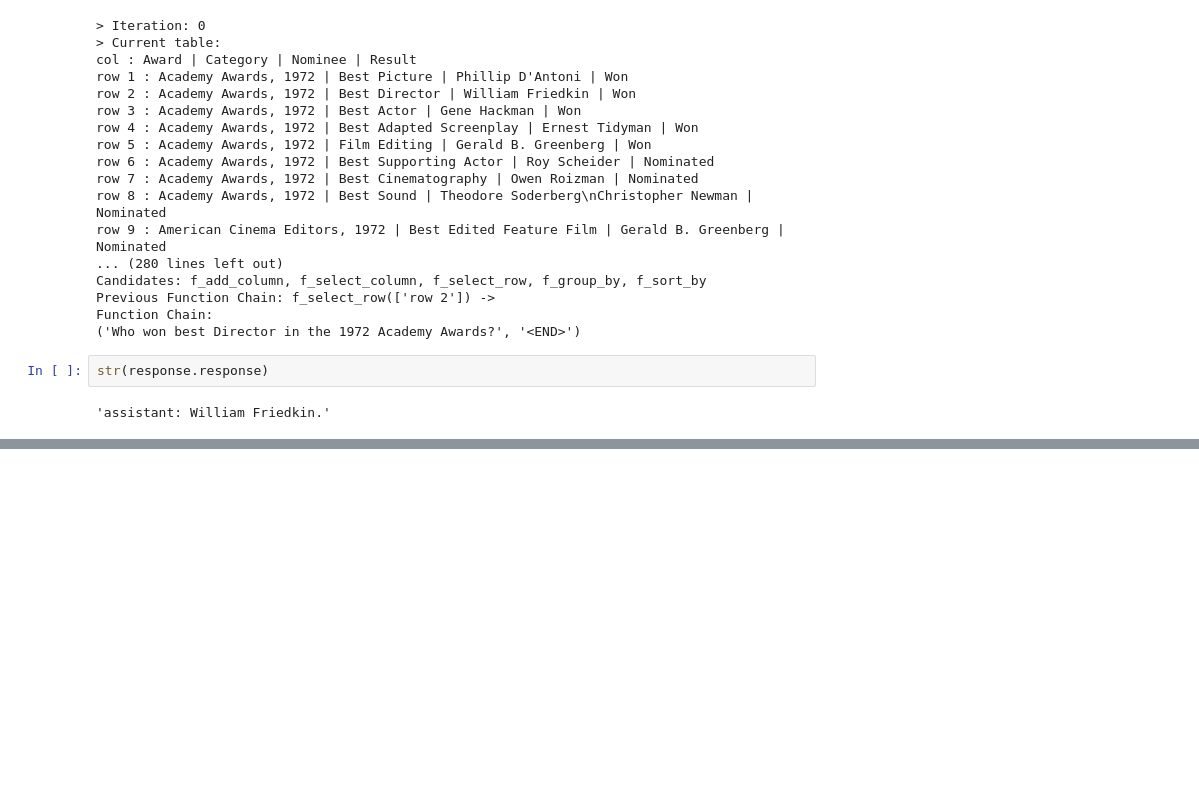
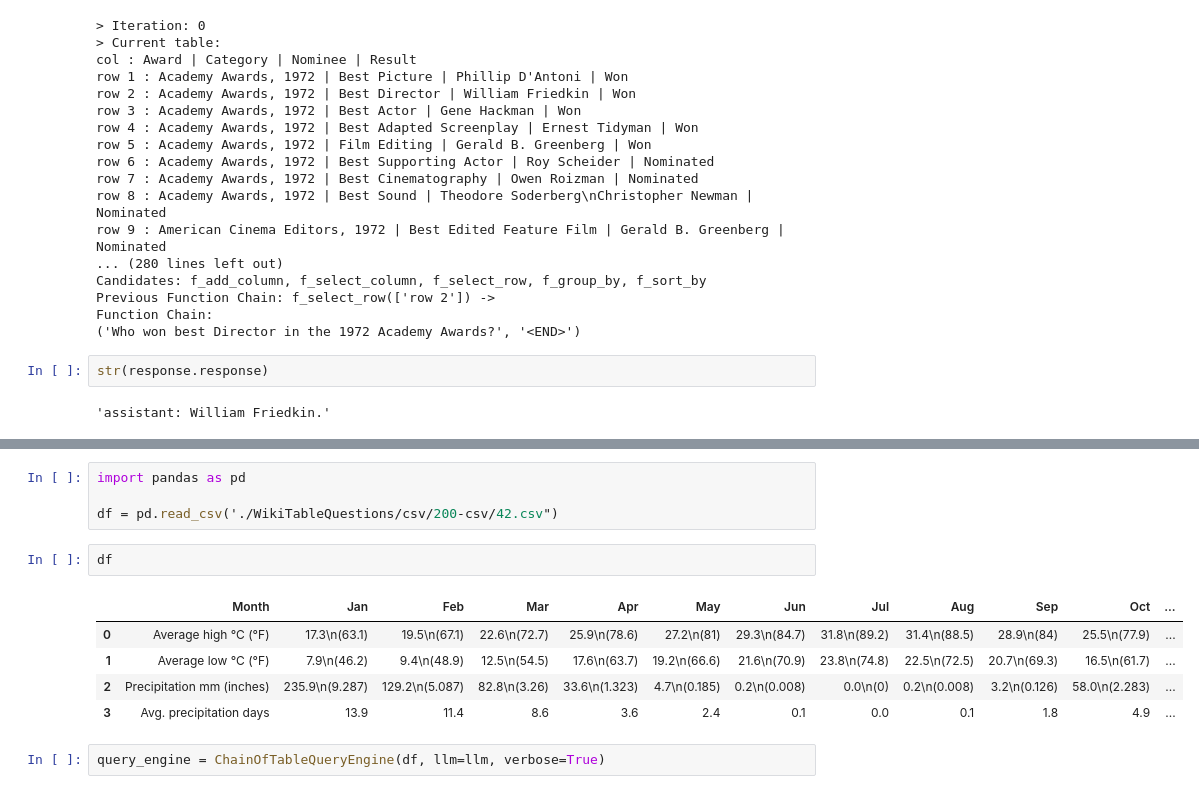
Before and after one commit to run-llama/llama-hub, a Jupyter notebook: llama_hub/llama_packs/tables/chain_of_table/chain_of_table.ipynb, the cells around one changed output, grey strips where cells are left out. Drawn from its saved outputs; the diff is of its cells as text; blank space fills up the shorter version.

```diff
--- a/llama_hub/llama_packs/tables/chain_of_table/chain_of_table.ipynb
+++ b/llama_hub/llama_packs/tables/chain_of_table/chain_of_table.ipynb
@@ -82,0 +151,14 @@ str(response.response)
+# %%
+import pandas as pd
+
+df = pd.read_csv('./WikiTableQuestions/csv/200-csv/42.csv")
+# %%
+df
+# %% [output]
+|  | Month | Jan | Feb | Mar | Apr | May | Jun | Jul | Aug | Sep | Oct | ... |
+| 0 | Average high °C (°F) | 17.3\n(63.1) | 19.5\n(67.1) | 22.6\n(72.7) | 25.9\n(78.6) | 27.2\n(81) | 29.3\n(84.7) | 31.8\n(89.2) | 31.4\n(88.5) | 28.9\n(84) | 25.5\n(77.9) | ... |
+| 1 | Average low °C (°F) | 7.9\n(46.2) | 9.4\n(48.9) | 12.5\n(54.5) | 17.6\n(63.7) | 19.2\n(66.6) | 21.6\n(70.9) | 23.8\n(74.8) | 22.5\n(72.5) | 20.7\n(69.3) | 16.5\n(61.7) | ... |
+| 2 | Precipitation mm (inches) | 235.9\n(9.287) | 129.2\n(5.087) | 82.8\n(3.26) | 33.6\n(1.323) | 4.7\n(0.185) | 0.2\n(0.008) | 0.0\n(0) | 0.2\n(0.008) | 3.2\n(0.126) | 58.0\n(2.283) | ... |
+| 3 | Avg. precipitation days | 13.9 | 11.4 | 8.6 | 3.6 | 2.4 | 0.1 | 0.0 | 0.1 | 1.8 | 4.9 | ... |
+# %%
+query_engine = ChainOfTableQueryEngine(df, llm=llm, verbose=True)
```
Also changed, not shown: parts of 20 cells of this notebook, 1 other file.
